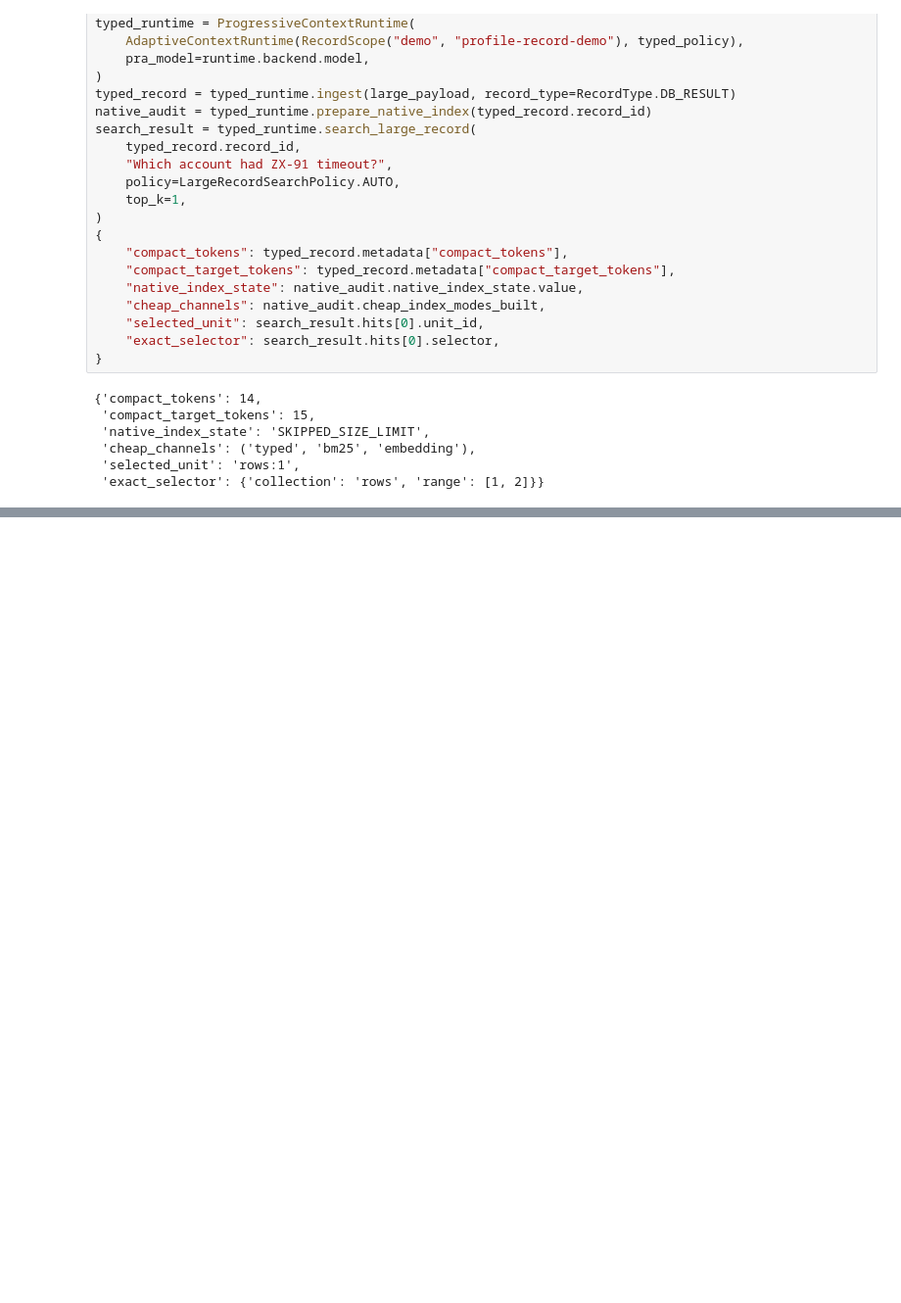
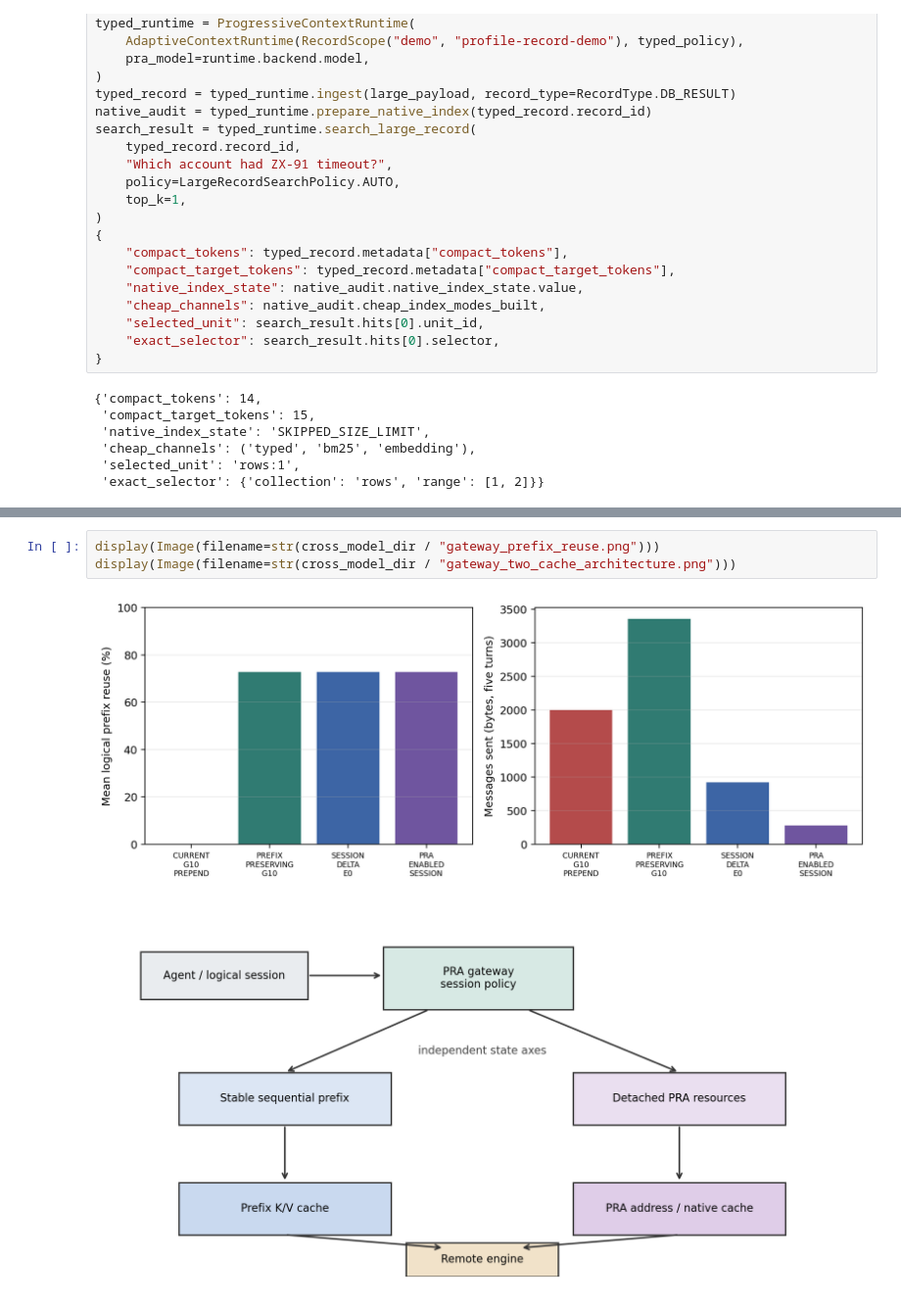
Before and after one commit to einnovator/pdattention, a Jupyter notebook: pra-hf-demo/pra_runtime_productization.ipynb, the cells around one changed output, grey strips where cells are left out. Shown at 98% size. Cells and saved outputs as stored; diff of their text form; blank space fills up the shorter version.

Commit message:
Add session-aware gateway prefix caching

```diff
--- a/pra-hf-demo/pra_runtime_productization.ipynb
+++ b/pra-hf-demo/pra_runtime_productization.ipynb
@@ -1622,3 +1800,9 @@ search_result = typed_runtime.search_large_record(
+# %%
+display(Image(filename=str(cross_model_dir / "gateway_prefix_reuse.png")))
+display(Image(filename=str(cross_model_dir / "gateway_two_cache_architecture.png")))
+# %% [output]
+[figure, added]
+[figure, added]
 # %% [markdown]
 ## CLI equivalents
 
```
Also changed, not shown: parts of 12 cells of this notebook, 30 other files.
